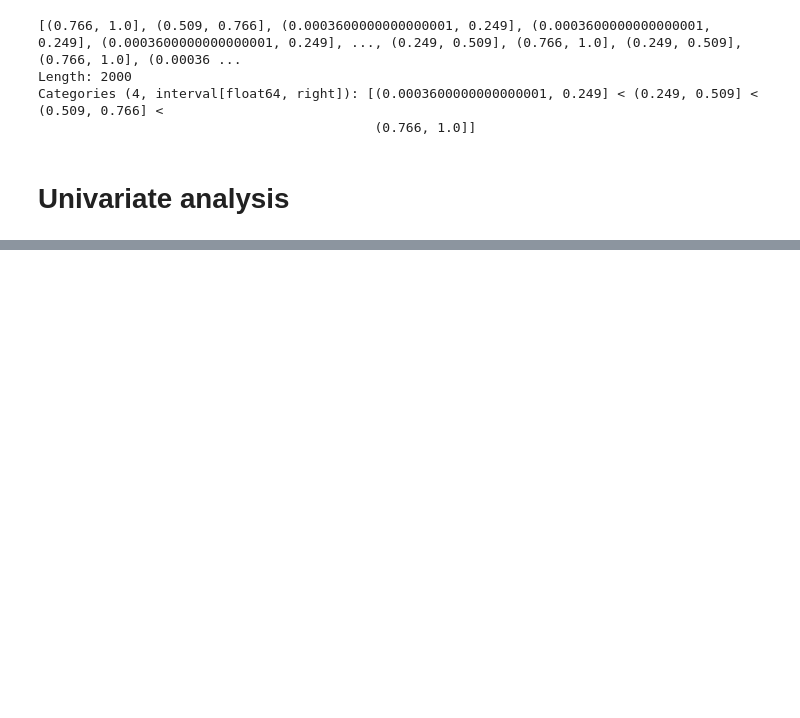
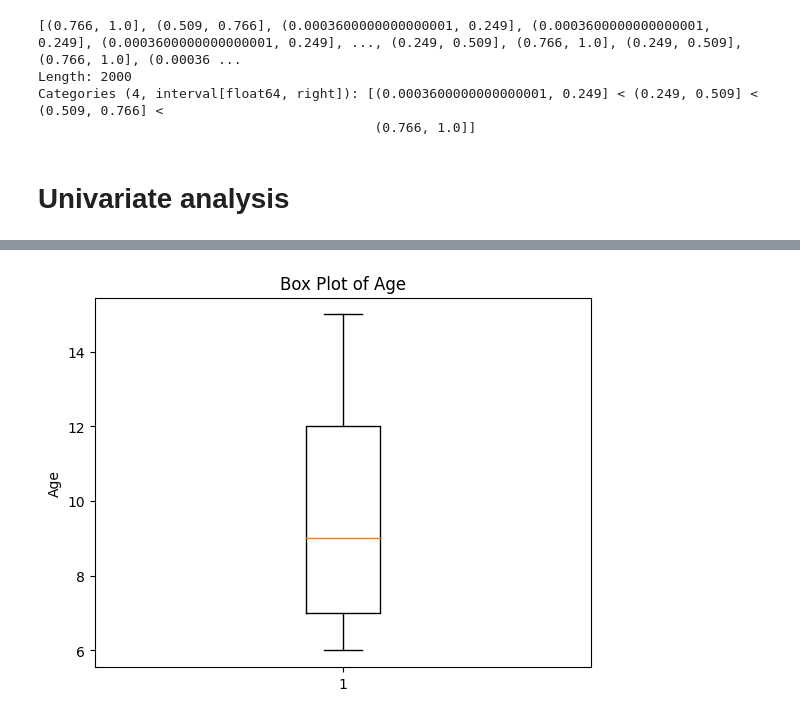
Before and after one commit to r4coder/DA, a Jupyter notebook: DA.ipynb, the cells around one changed output, grey strips where cells are left out. Saved outputs shown, nothing was run; the diff lists cells and outputs as text; code cells hidden in the pictures; blank space fills up the shorter version.

```diff
--- a/DA.ipynb
+++ b/DA.ipynb
@@ -751,0 +825,8 @@ Categories (4, interval[float64, right]): [(0.0003600000000000001, 0.249] < (0.2
+# %%
+# Box plot to visualize the spread and outliers of the data
+plt.boxplot(df['Age'])
+plt.title('Box Plot of Age')
+plt.ylabel('Age')
+plt.show()
+# %% [output]
+[figure, added]
```
Also changed, not shown: parts of 11 cells of this notebook.
